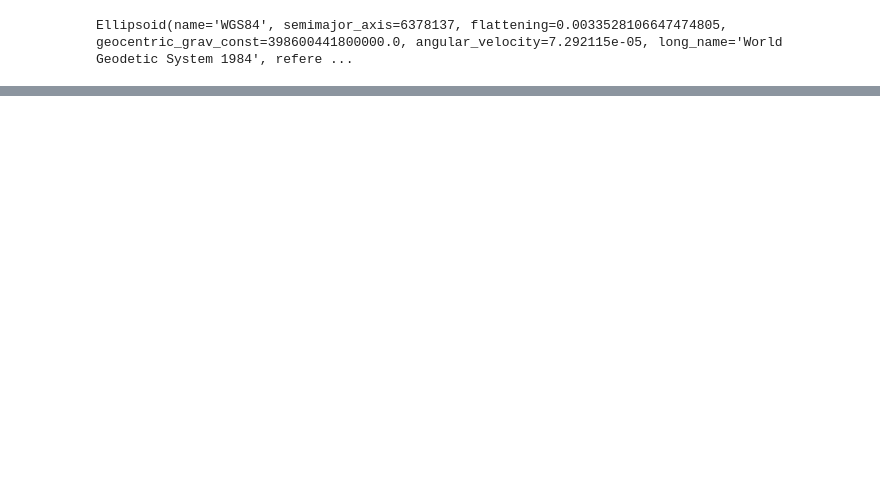
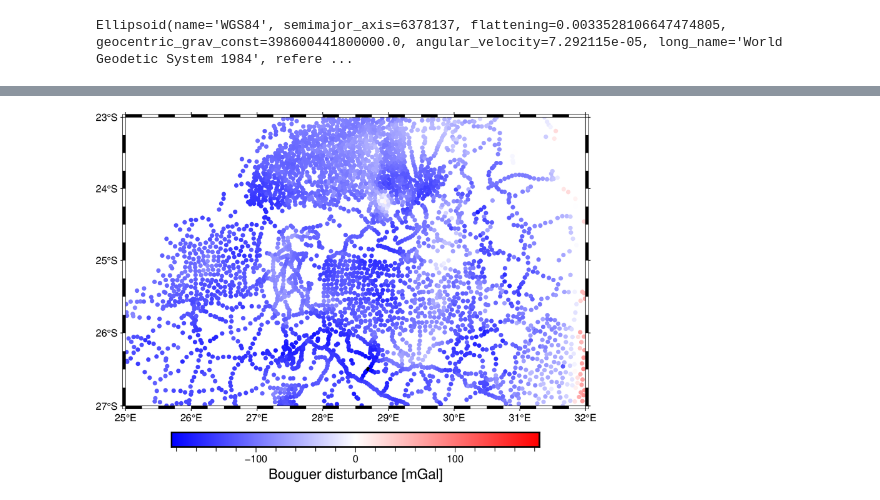
Before and after one commit to santisoler/coco-fatiando-tutorial, a Jupyter notebook: fatiando-tutorial.ipynb, the cells around one changed output, grey strips where cells are left out. Drawn from its saved outputs; the diff is of its cells as text; code cells hidden in the pictures; blank space fills up the shorter version.

```diff
--- a/fatiando-tutorial.ipynb
+++ b/fatiando-tutorial.ipynb
@@ -563,0 +547,3 @@ fig.show()
+# %%
+data = data.assign(terrain_effect_mgal=terrain_effect)
+data
@@ -563,0 +566,5 @@ fig.show()
+# %%
+gravity_bouguer = data.gravity_disturbance_mgal - data.terrain_effect_mgal
+
+data = data.assign(gravity_bouguer_mgal=gravity_bouguer)
+data
@@ -563,0 +585,17 @@ fig.show()
+# %%
+fig = pygmt.Figure()
+maxabs = vd.maxabs(data.gravity_bouguer_mgal)
+pygmt.makecpt(cmap="polar", series=[-maxabs, maxabs])
+fig.plot(
+    x=data.longitude,
+    y=data.latitude,
+    color=data.gravity_bouguer_mgal,
+    cmap=True,
+    style="c4p",
+    projection="M15c",
+    frame=True,
+)
+fig.colorbar(frame='af+l"Bouguer disturbance [mGal]"')
+fig.show()
+# %% [output]
+[figure, added]
```
Also changed, not shown: parts of 53 cells of this notebook, 1 other file.
